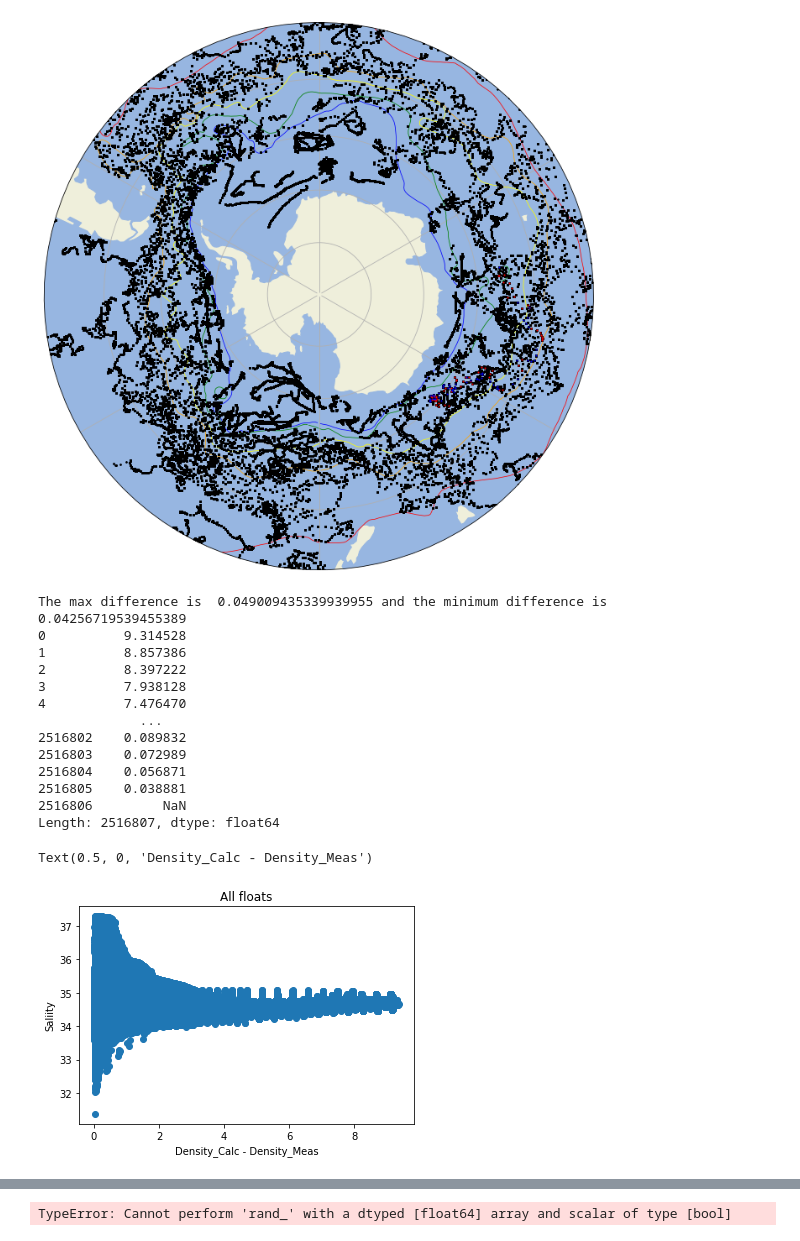
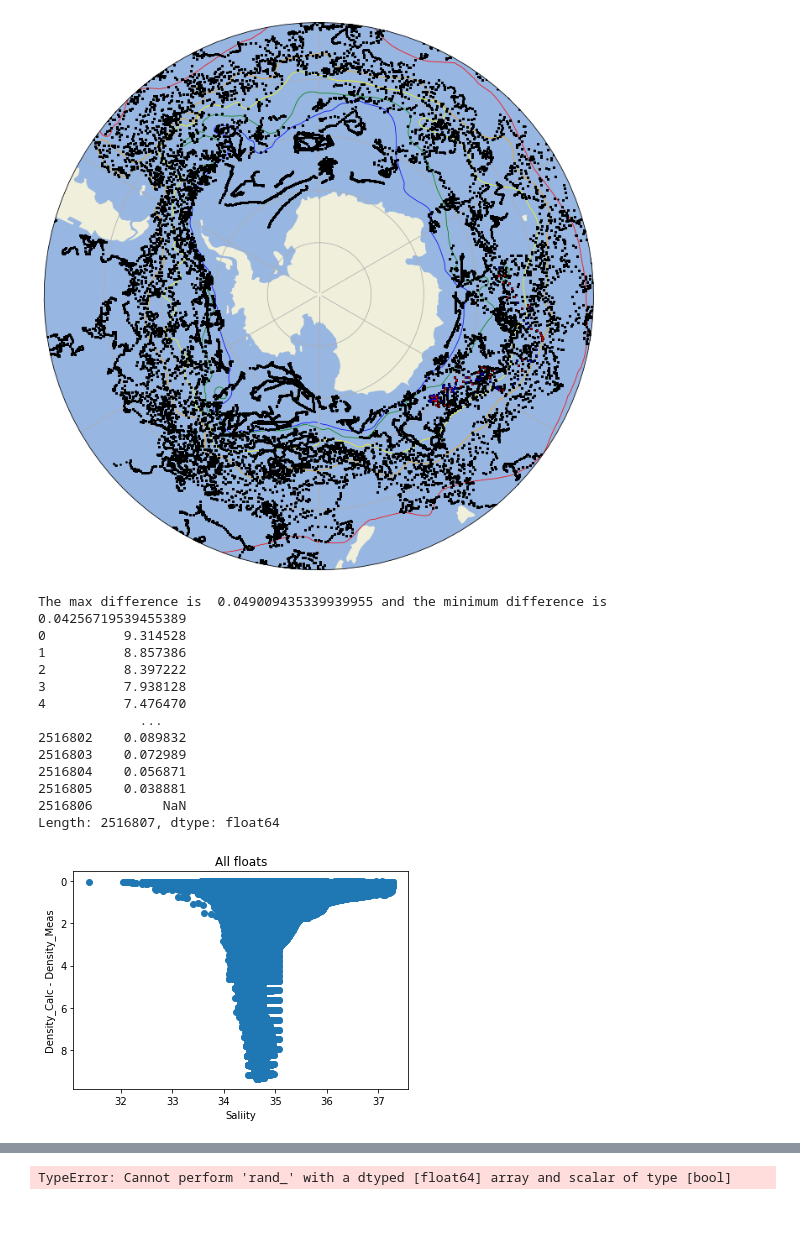
Before and after one commit to Williams-OBGC-Lab/SOCCOM_eddy, a Jupyter notebook: eddy_contour_plots.ipynb, the cells around one changed output, grey strips where cells are left out. Cells and saved outputs as stored; diff of their text form; code cells hidden in the pictures.

```diff
--- a/eddy_contour_plots.ipynb
+++ b/eddy_contour_plots.ipynb
@@ -261,38 +261,38 @@ diff = SOCCOM['insitu_dens(kg/m)'] - (SOCCOM['Sigma_theta[kg/m^3]']+1000)
 # In situ Desnity without changing pressure
 SOCCOM['insitu_dens(kg/m)2'] = gsw.density.rho(SOCCOM['abs_sal[g/kg]'], SOCCOM['con_temp(C)'], SOCCOM['Pressure[dbar]']) # In Situ Density
 
 ### Compare In situ Density (kg/m) to Density given (kg/m^3)
 diff2 = SOCCOM['insitu_dens(kg/m)2'] - (SOCCOM['Sigma_theta[kg/m^3]']+1000)
 
 difftot = diff2-diff
 
 #set density var
 density = (SOCCOM['Sigma_theta[kg/m^3]']+1000)
 
 print('The max difference is ', max(difftot), 'and the minimum difference is ', min(difftot))
 print(SOCCOM['insitu_dens(kg/m)2'] - density ) # has some larger density differences a the top stations.
 
-plt.scatter(diff2,SOCCOM[salinity])
+plt.scatter(SOCCOM[salinity],diff2)
 plt.title('All floats')
-plt.ylabel('Saliity')
-plt.xlabel('Density_Calc - Density_Meas')
+plt.xlabel('Saliity')
+plt.ylabel('Density_Calc - Density_Meas')
+plt.gca().invert_yaxis()
 #Look at salinity and temperature, also look at depth
 # %% [output]
 The max difference is  0.049009435339939955 and the minimum difference is  0.04256719539455389
 0          9.314528
 1          8.857386
 2          8.397222
 3          7.938128
 4          7.476470
              ...
 2516802    0.089832
 2516803    0.072989
 2516804    0.056871
 2516805    0.038881
 2516806         NaN
 Length: 2516807, dtype: float64
-Text(0.5, 0, 'Density_Calc - Density_Meas')
-[figure, old version]
+[figure, new version]
 # %%
 #Plot the density calculated and density measured for comparison
 
```
Also changed, not shown: parts of 1 cell of this notebook.
